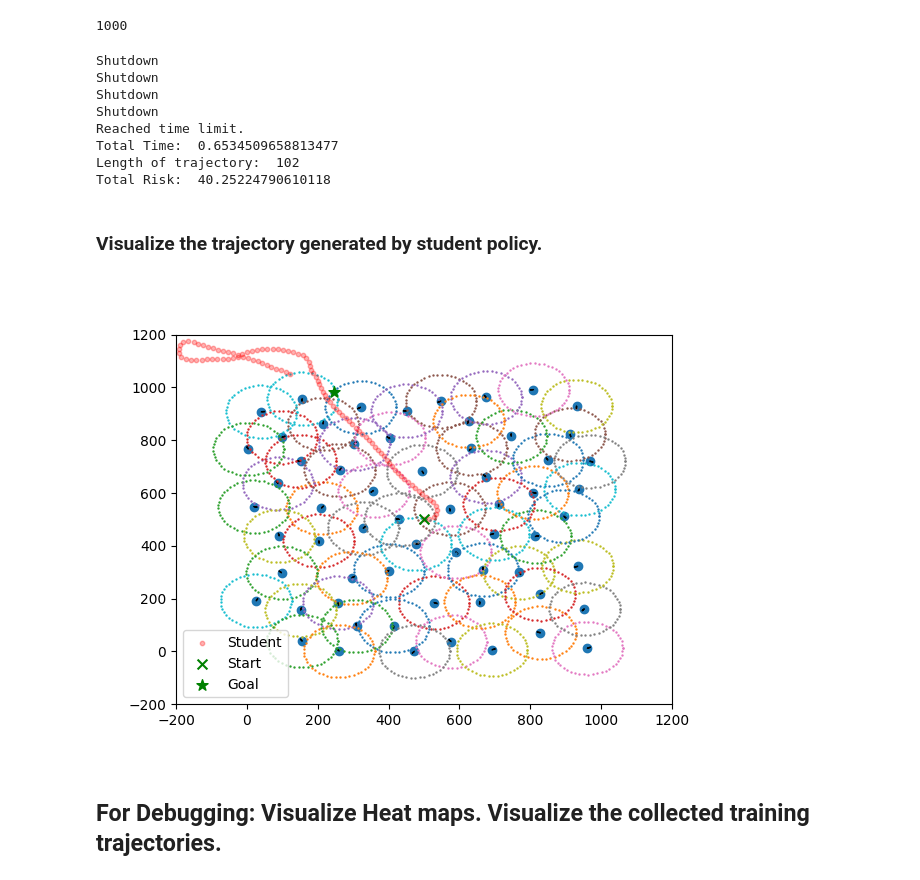
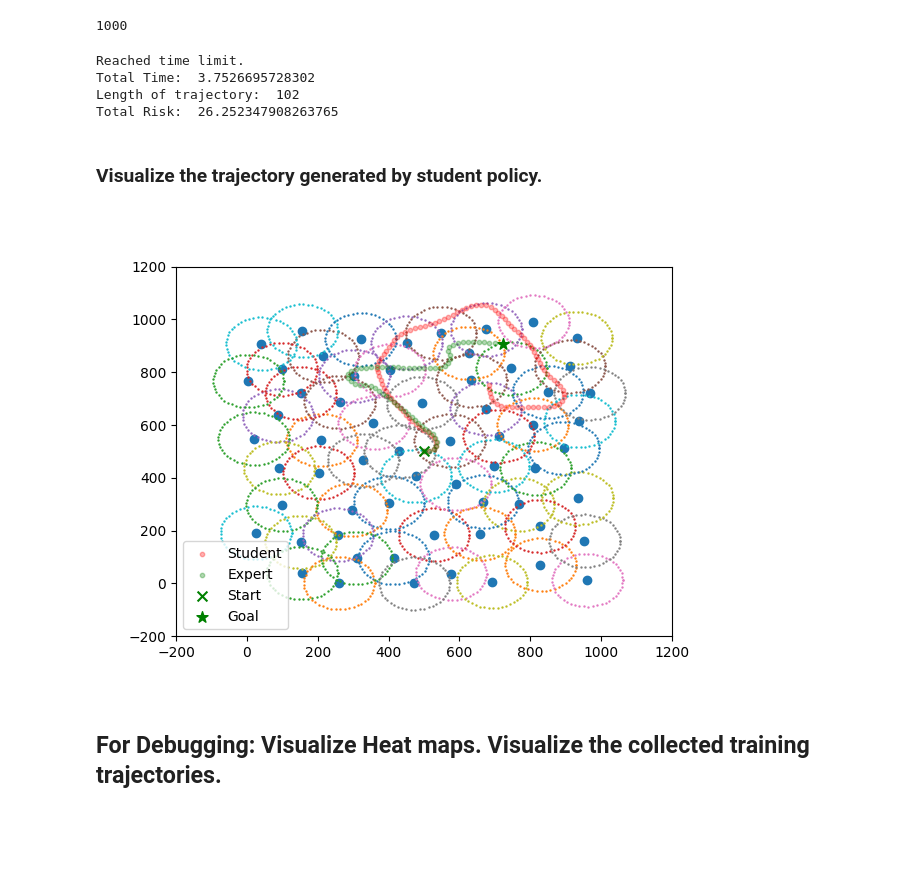
Before and after one commit to lucas-yyy000/CORL, a Jupyter notebook: policy_finetune/notebooks/04_bc_policy_investigation.ipynb, the cells around one changed output. Cells and saved outputs as stored; diff of their text form; code cells hidden in the pictures; blank space fills up the shorter version.

```diff
--- a/policy_finetune/notebooks/04_bc_policy_investigation.ipynb
+++ b/policy_finetune/notebooks/04_bc_policy_investigation.ipynb
@@ -114,7 +114,7 @@ map_size
 # %%
 # episode_idx = 250
 # %%
-episode_idx = 0
+episode_idx = 20
 data_path = "/home/yixuany/workspace/CORL/data/"
 episode_dict = np.load(data_path + f'episode_{episode_idx}.npy',allow_pickle='TRUE').item()
 
@@ -178,33 +178,29 @@ print("Length of trajectory: ", len(trajectory))
 print("Total Risk: ", total_risk)
 trajectory = np.asarray(trajectory)
 # %% [output]
-Shutdown
-Shutdown
-Shutdown
-Shutdown
 Reached time limit.
-Total Time:  0.6534509658813477
+Total Time:  3.7526695728302
 Length of trajectory:  102
-Total Risk:  40.25224790610118
+Total Risk:  26.252347908263765
 # %% [markdown]
 ### Visualize the trajectory generated by student policy. ###
 # %%
 plt.close()
 fig, ax = plt.subplots()
-visualiza_radar_config(radar_locs, radar_orientations, radius=radar_radius, xlim=[0, map_size], ylim=[0, map_size])
+visualiza_radar_config(radar_locs, radius=radar_radius, xlim=[0, map_size], ylim=[0, map_size])
 
 
 ax.scatter(trajectory[:, 0], trajectory[:, 1], s=10, c='r', alpha=0.3, label='Student')
-# ax.scatter(episode_dict['state_history'][:, 0], episode_dict['state_history'][:, 1], s=10, c='g', alpha=0.3, label='Expert')
+ax.scatter(episode_dict['state_history'][:, 0], episode_dict['state_history'][:, 1], s=10, c='g', alpha=0.3, label='Expert')
 ax.scatter(episode_dict['start_state'][0], episode_dict['start_state'][1], s=50, c='g', marker='x', label="Start")
 ax.scatter(goal_location[0], goal_location[1], s=70, c='g', marker='*', label='Goal')
 
 ax.set_xlim(-200, 1.2*map_size)
 ax.set_ylim(-200, 1.2*map_size)
 ax.legend()
 plt.show()
 # %% [output]
-[figure, old version]
+[figure, new version]
 # %% [markdown]
 ## For Debugging: Visualize Heat maps. Visualize the collected training trajectories. ##
 # %%
```
Also changed, not shown: parts of 1 cell of this notebook, 11 other files.
